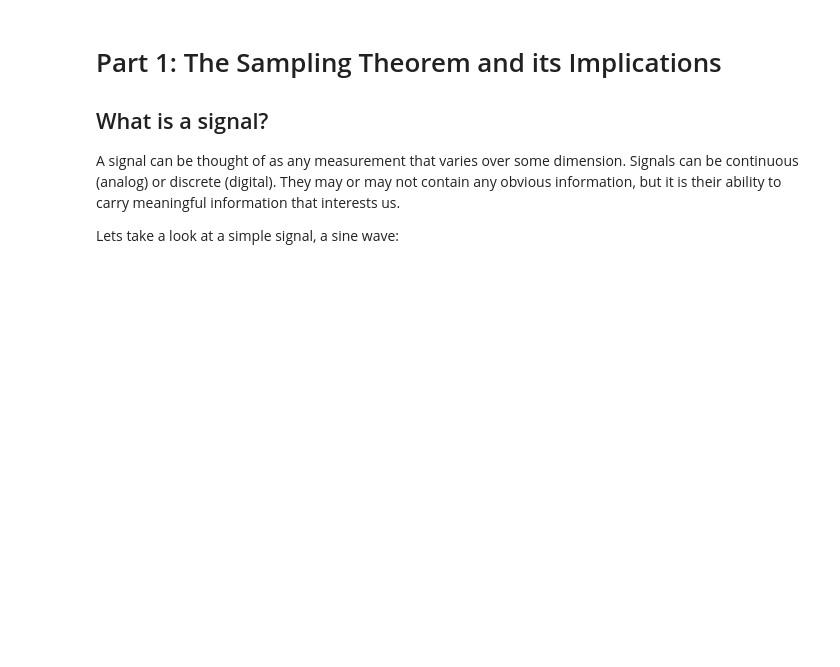
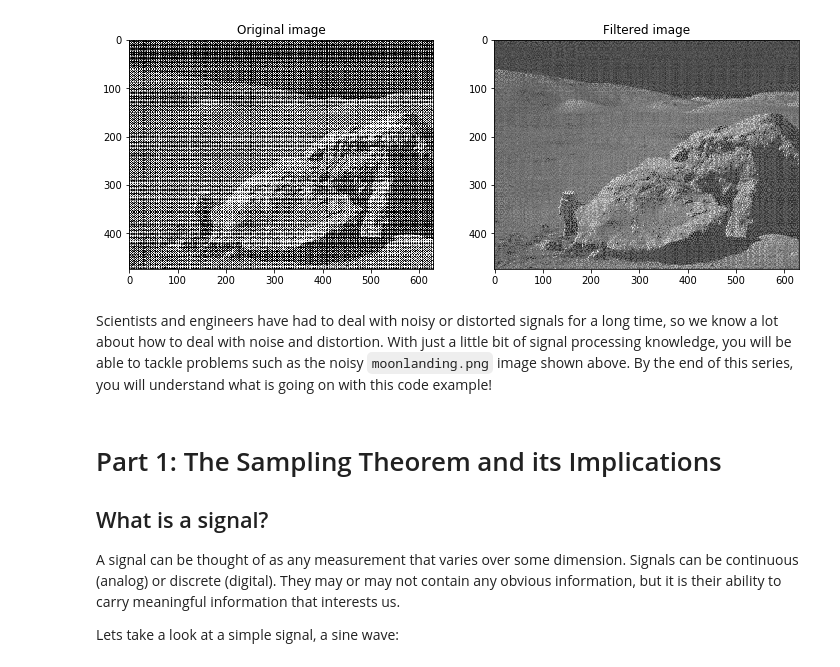
Before and after one commit to TheJacksonLaboratory/images-as-signals, a Jupyter notebook: lessons/1-Sampling_Theorem.ipynb, the cells around one changed output. Saved outputs shown, nothing was run; the diff lists cells and outputs as text; code cells hidden in the pictures; blank space fills up the shorter version.

Commit message:
added moonlanding example

```diff
--- a/lessons/1-Sampling_Theorem.ipynb
+++ b/lessons/1-Sampling_Theorem.ipynb
@@ -1,3 +9,32 @@
+# %%
+from skimage import io
+import matplotlib.pyplot as plt
+import numpy as np
+from scipy import fftpack
+
+image = io.imread('../data/moonlanding.png')
+M, N = image.shape
+
+F = fftpack.fftn(image)
+F_magnitude = np.abs(F)
+F_magnitude = fftpack.fftshift(F_magnitude)
+K = 40
+F_magnitude[M // 2 - K: M // 2 + K, N // 2 - K: N // 2 + K] = 0
+peaks = F_magnitude < np.percentile(F_magnitude, 98)
+peaks = fftpack.ifftshift(peaks)
+F_dim = F.copy()
+F_dim = F_dim * peaks.astype(int)
+image_filtered = np.real(fftpack.ifft2(F_dim))
+
+f, ax = plt.subplots(nrows=1, ncols=2, figsize=(12, 8))
+ax[0].imshow(image, cmap='gray')
+ax[0].set_title('Original image')
+ax[1].imshow(image_filtered, cmap='gray')
+ax[1].set_title('Filtered image');
+# %% [output]
+[figure, added]
+# %% [markdown]
+Scientists and engineers have had to deal with noisy or distorted signals for a long time, so we know a lot about how to deal with noise and distortion. With just a little bit of signal processing knowledge, you will be able to tackle problems such as the noisy `moonlanding.png` image shown above. By the end of this series, you will understand what is going on with this code example!
 # %% [markdown]
 # Part 1: The Sampling Theorem and its Implications
 
```
Also changed, not shown: parts of 1 cell of this notebook, 1 other file.
